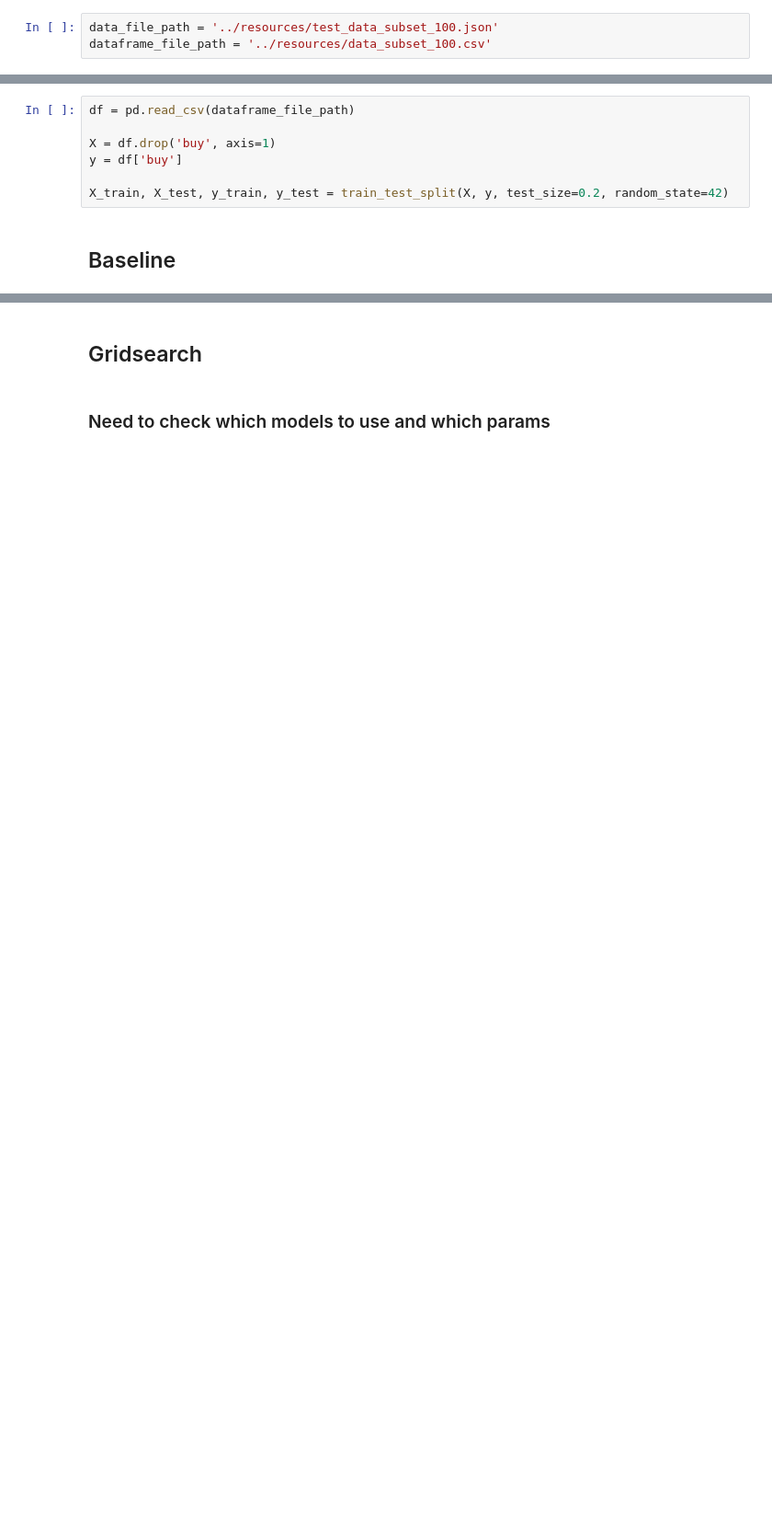
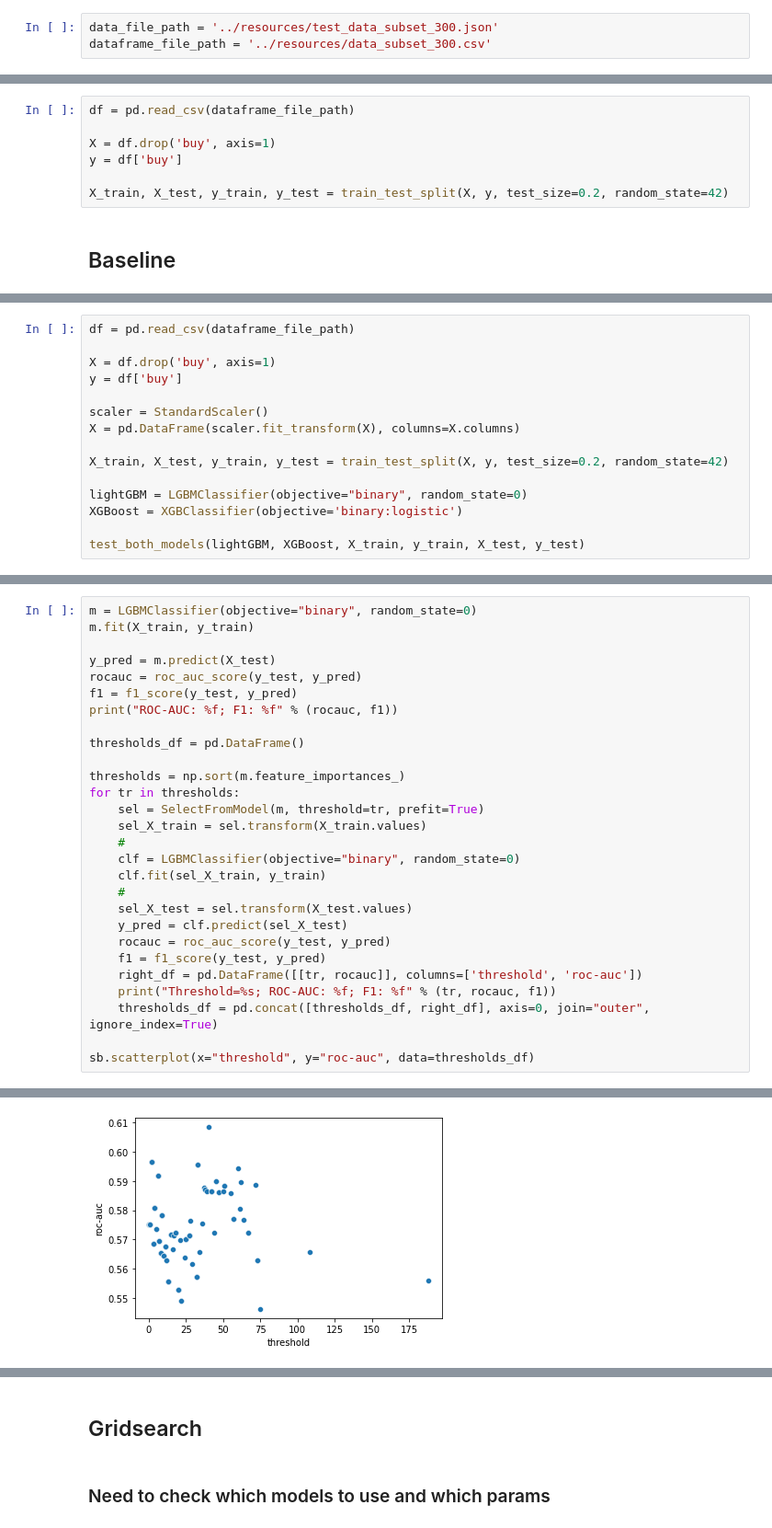
Before and after one commit to DreFlo/s-2324, a Jupyter notebook: backend/model/model_prep.ipynb, the cells around one changed output, grey strips where cells are left out. Shown: that part at 92% size. Saved outputs shown, nothing was run; the diff lists cells and outputs as text; blank space fills up the shorter version.

Commit message:
Data normalization and feature selection

```diff
--- a/backend/model/model_prep.ipynb
+++ b/backend/model/model_prep.ipynb
@@ -36,6 +41,6 @@ def create_subset(size):
 # %%
-data_file_path = '../resources/test_data_subset_100.json'
-dataframe_file_path = '../resources/data_subset_100.csv'
+data_file_path = '../resources/test_data_subset_300.json'
+dataframe_file_path = '../resources/data_subset_300.csv'
 # %%
 def check_data():
     df = pd.read_csv(dataframe_file_path)
@@ -178,0 +211,15 @@ weighted avg       0.63      0.63      0.63       210
+# %%
+df = pd.read_csv(dataframe_file_path)
+
+X = df.drop('buy', axis=1)
+y = df['buy']
+
+scaler = StandardScaler()
+X = pd.DataFrame(scaler.fit_transform(X), columns=X.columns)
+
+X_train, X_test, y_train, y_test = train_test_split(X, y, test_size=0.2, random_state=42)
+
+lightGBM = LGBMClassifier(objective="binary", random_state=0)
+XGBoost = XGBClassifier(objective='binary:logistic')
+
+test_both_models(lightGBM, XGBoost, X_train, y_train, X_test, y_test)
@@ -178,0 +236,29 @@ weighted avg       0.63      0.63      0.63       210
+# %%
+m = LGBMClassifier(objective="binary", random_state=0)
+m.fit(X_train, y_train)
+
+y_pred = m.predict(X_test)
+rocauc = roc_auc_score(y_test, y_pred)
+f1 = f1_score(y_test, y_pred)
+print("ROC-AUC: %f; F1: %f" % (rocauc, f1))
+
+thresholds_df = pd.DataFrame()
+
+thresholds = np.sort(m.feature_importances_)
+for tr in thresholds:
+    sel = SelectFromModel(m, threshold=tr, prefit=True)
+    sel_X_train = sel.transform(X_train.values)
+    #
+    clf = LGBMClassifier(objective="binary", random_state=0)
+    clf.fit(sel_X_train, y_train)
+    #
+    sel_X_test = sel.transform(X_test.values)
+    y_pred = clf.predict(sel_X_test)
+    rocauc = roc_auc_score(y_test, y_pred)
+    f1 = f1_score(y_test, y_pred)
+    right_df = pd.DataFrame([[tr, rocauc]], columns=['threshold', 'roc-auc'])
+    print("Threshold=%s; ROC-AUC: %f; F1: %f" % (tr, rocauc, f1))
+    thresholds_df = pd.concat([thresholds_df, right_df], axis=0, join="outer", ignore_index=True)
+
+sb.scatterplot(x="threshold", y="roc-auc", data=thresholds_df)
+# %% [output]
@@ -178,0 +283 @@ weighted avg       0.63      0.63      0.63       210
+[figure, added]
```
Also changed, not shown: parts of 18 cells of this notebook, 3 other files.
